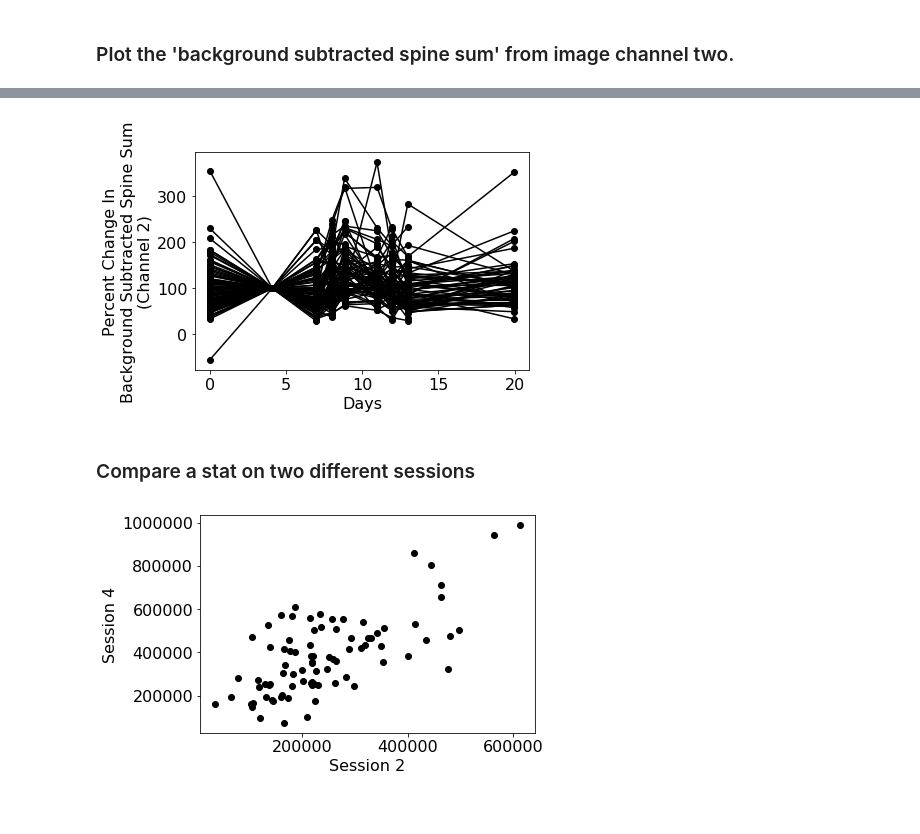
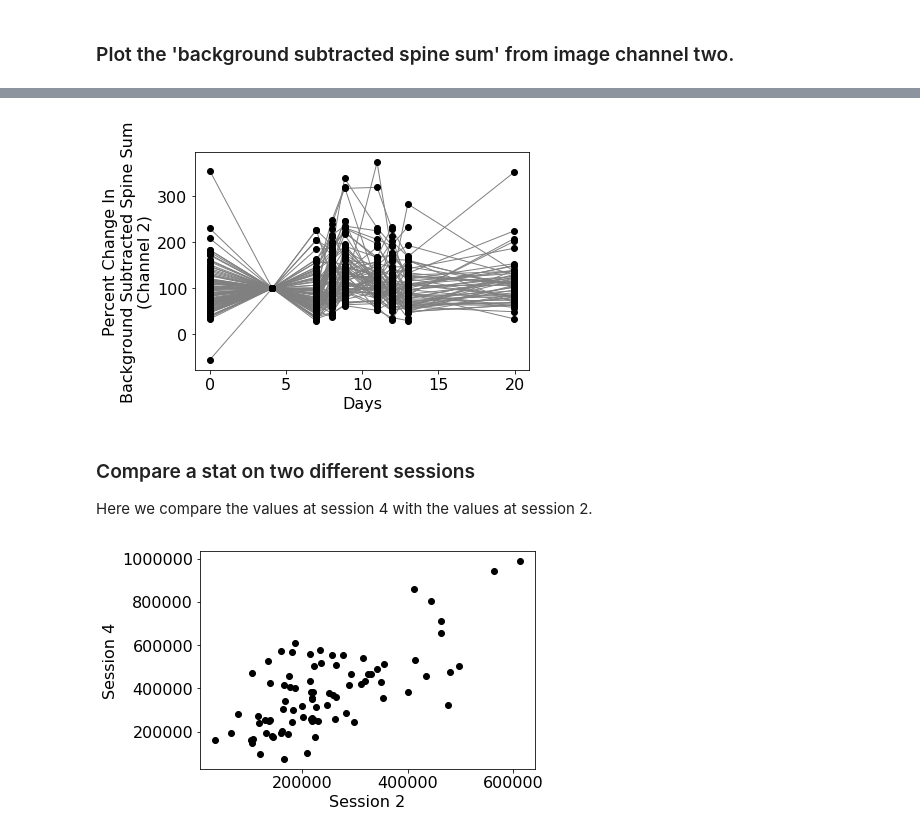
Before and after one commit to cudmore/PyMapManager, a Jupyter notebook: examples/a-plotting-annotations.ipynb, the cells around one changed output, grey strips where cells are left out. Saved outputs shown, nothing was run; the diff lists cells and outputs as text; code cells hidden in the pictures.

```diff
--- a/examples/a-plotting-annotations.ipynb
+++ b/examples/a-plotting-annotations.ipynb
@@ -68,10 +72,14 @@ mmMap.getMapValues3() took 0.02 seconds
 # %%
+segmentID = None # All segments
+x = m.getMapValues2('days', segmentID=segmentID)
+y = m.getMapValues2('ubssSum_int2', segmentID=segmentID)
+
 sessionOne = y[:,[1]]
 yPercent = y / sessionOne * 100
 
 # plot with matplotlib
+plt.plot(x.T, yPercent.T, '-k', linewidth=1.0, color='gray')
 plt.plot(x, yPercent, 'ok')
-plt.plot(x.T, yPercent.T, '-k')
 plt.xlabel('Days', fontsize=16)
 plt.ylabel('Percent Change In\nBackground Subtracted Spine Sum\n(Channel 2)', fontsize=16)
 plt.show()
@@ -79,6 +89,7 @@ plt.show()
-[figure, old version]
+[figure, new version]
 # %% [markdown]
 ### Compare a stat on two different sessions
+Here we compare the values at session 4 with the values at session 2.
 # %%
 session4 = y[:,[4]] # pull annotations from sessions 4
 session2 = y[:,[2]] # pull annotaitons from session 2
```
Also changed, not shown: parts of 6 cells of this notebook, 2 other files.
